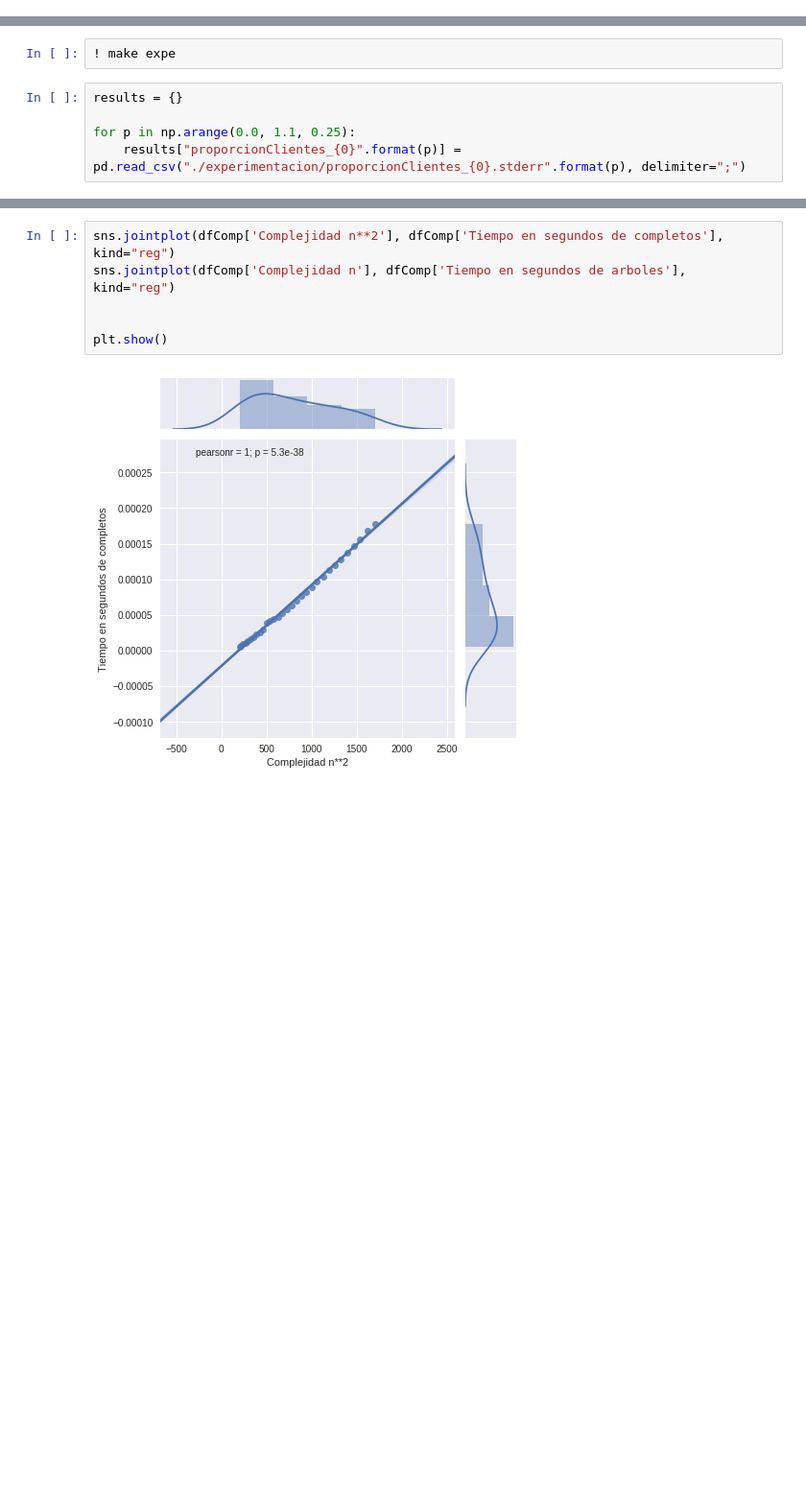
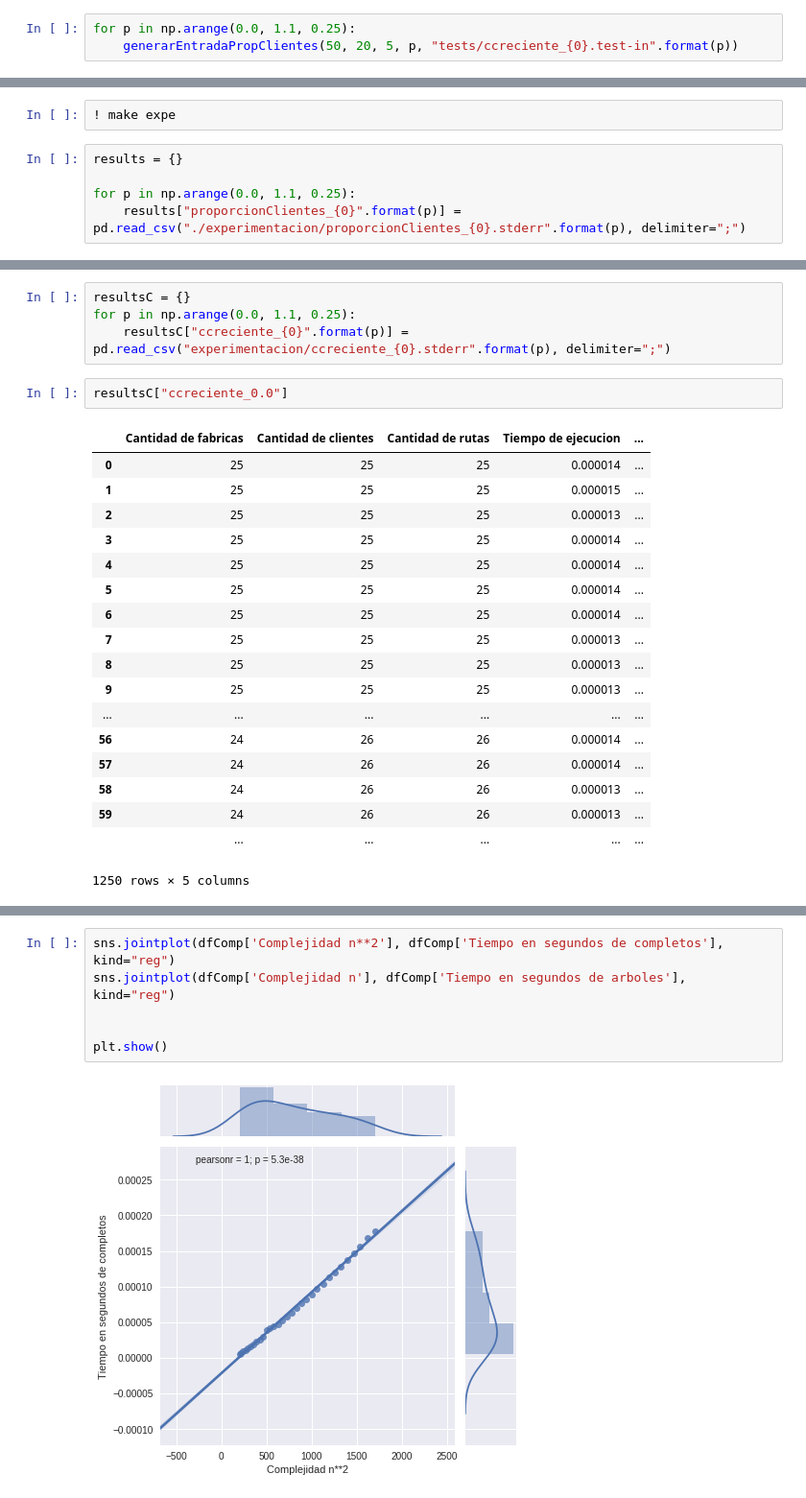
Before and after one commit to cat-j/startup2-algo3, a Jupyter notebook: ej3/generador_de_tests.ipynb, the cells around one changed output, grey strips where cells are left out. Shown at 96% size. Cells and saved outputs as stored; diff of their text form; blank space fills up the shorter version.

```diff
--- a/ej3/generador_de_tests.ipynb
+++ b/ej3/generador_de_tests.ipynb
@@ -80,3 +79,6 @@ KeyboardInterrupt:
+# %%
+for p in np.arange(0.0, 1.1, 0.25):
+    generarEntradaPropClientes(50, 20, 5, p, "tests/ccreciente_{0}.test-in".format(p))
 # %% [markdown]
 # Corremos el experimento
 # %%
@@ -163,0 +168,25 @@ plt.show()
+# %%
+resultsC = {}
+for p in np.arange(0.0, 1.1, 0.25):
+    resultsC["ccreciente_{0}".format(p)] = pd.read_csv("experimentacion/ccreciente_{0}.stderr".format(p), delimiter=";")
+# %%
+resultsC["ccreciente_0.0"]
+# %% [output]
+|  | Cantidad de fabricas | Cantidad de clientes | Cantidad de rutas | Tiempo de ejecucion | ... |
+| 0 | 25 | 25 | 25 | 0.000014 | ... |
+| 1 | 25 | 25 | 25 | 0.000015 | ... |
+| 2 | 25 | 25 | 25 | 0.000013 | ... |
+| 3 | 25 | 25 | 25 | 0.000014 | ... |
+| 4 | 25 | 25 | 25 | 0.000014 | ... |
+| 5 | 25 | 25 | 25 | 0.000014 | ... |
+| 6 | 25 | 25 | 25 | 0.000014 | ... |
+| 7 | 25 | 25 | 25 | 0.000013 | ... |
+| 8 | 25 | 25 | 25 | 0.000013 | ... |
+| 9 | 25 | 25 | 25 | 0.000013 | ... |
+| ... | ... | ... | ... | ... | ... |
+| 56 | 24 | 26 | 26 | 0.000014 | ... |
+| 57 | 24 | 26 | 26 | 0.000014 | ... |
+| 58 | 24 | 26 | 26 | 0.000013 | ... |
+| 59 | 24 | 26 | 26 | 0.000013 | ... |
+|  | ... | ... | ... | ... | ... |
+1250 rows × 5 columns
```
Also changed, not shown: parts of 16 cells of this notebook, 6 other files.
